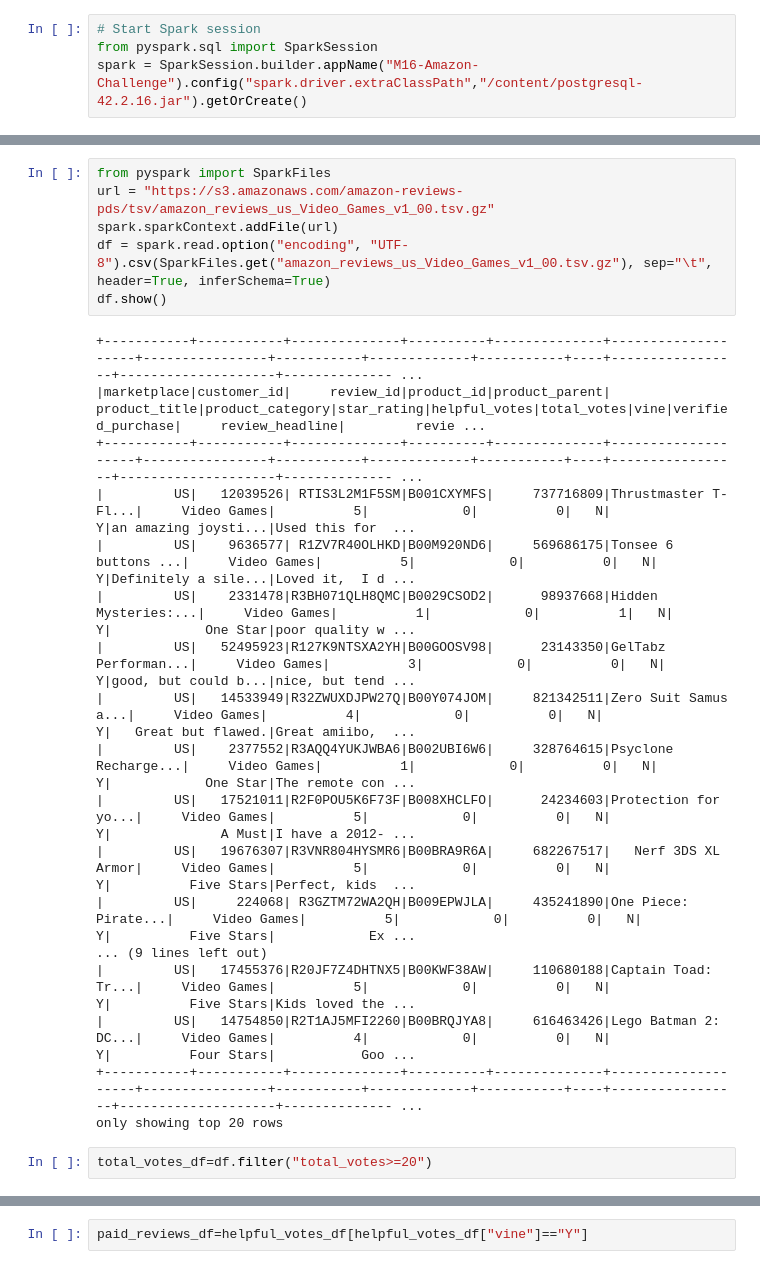
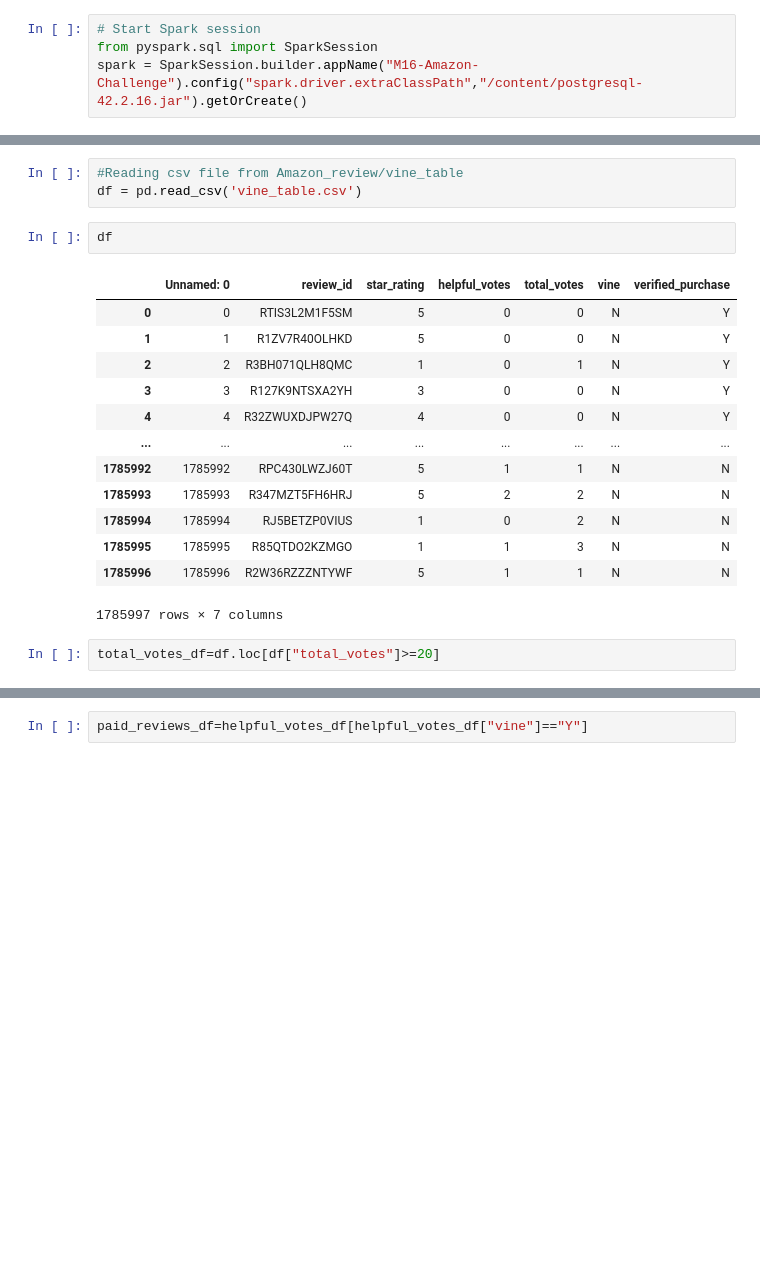
Before and after one commit to shahla4539/Amazon_Vine_Analysis, a Jupyter notebook: Vine_Review_Analysis.ipynb, the cells around one changed output, grey strips where cells are left out. Cells and saved outputs as stored; diff of their text form; blank space fills up the shorter version.

Commit message:
updated vine file

```diff
--- a/Vine_Review_Analysis.ipynb
+++ b/Vine_Review_Analysis.ipynb
@@ -60,27 +65,22 @@ postgresql-42.2.16. 100%[===================>] 979.38K  --.-KB/s    in 0.08s
-# %%
-from pyspark import SparkFiles
-url = "https://s3.amazonaws.com/amazon-reviews-pds/tsv/amazon_reviews_us_Video_Games_v1_00.tsv.gz"
-spark.sparkContext.addFile(url)
-df = spark.read.option("encoding", "UTF-8").csv(SparkFiles.get("amazon_reviews_us_Video_Games_v1_00.tsv.gz"), sep="\t", header=True, inferSchema=True)
-df.show()
-# %% [output]
-+-----------+-----------+--------------+----------+--------------+--------------------+----------------+-----------+-------------+-----------+----+-----------------+--------------------+-------------- ...
-|marketplace|customer_id|     review_id|product_id|product_parent|       product_title|product_category|star_rating|helpful_votes|total_votes|vine|verified_purchase|     review_headline|         revie ...
-+-----------+-----------+--------------+----------+--------------+--------------------+----------------+-----------+-------------+-----------+----+-----------------+--------------------+-------------- ...
-|         US|   12039526| RTIS3L2M1F5SM|B001CXYMFS|     737716809|Thrustmaster T-Fl...|     Video Games|          5|            0|          0|   N|                Y|an amazing joysti...|Used this for  ...
-|         US|    9636577| R1ZV7R40OLHKD|B00M920ND6|     569686175|Tonsee 6 buttons ...|     Video Games|          5|            0|          0|   N|                Y|Definitely a sile...|Loved it,  I d ...
-|         US|    2331478|R3BH071QLH8QMC|B0029CSOD2|      98937668|Hidden Mysteries:...|     Video Games|          1|            0|          1|   N|                Y|            One Star|poor quality w ...
-|         US|   52495923|R127K9NTSXA2YH|B00GOOSV98|      23143350|GelTabz Performan...|     Video Games|          3|            0|          0|   N|                Y|good, but could b...|nice, but tend ...
-|         US|   14533949|R32ZWUXDJPW27Q|B00Y074JOM|     821342511|Zero Suit Samus a...|     Video Games|          4|            0|          0|   N|                Y|   Great but flawed.|Great amiibo,  ...
-|         US|    2377552|R3AQQ4YUKJWBA6|B002UBI6W6|     328764615|Psyclone Recharge...|     Video Games|          1|            0|          0|   N|                Y|            One Star|The remote con ...
-|         US|   17521011|R2F0POU5K6F73F|B008XHCLFO|      24234603|Protection for yo...|     Video Games|          5|            0|          0|   N|                Y|              A Must|I have a 2012- ...
-|         US|   19676307|R3VNR804HYSMR6|B00BRA9R6A|     682267517|   Nerf 3DS XL Armor|     Video Games|          5|            0|          0|   N|                Y|          Five Stars|Perfect, kids  ...
-|         US|     224068| R3GZTM72WA2QH|B009EPWJLA|     435241890|One Piece: Pirate...|     Video Games|          5|            0|          0|   N|                Y|          Five Stars|            Ex ...
-... (9 lines left out)
-|         US|   17455376|R20JF7Z4DHTNX5|B00KWF38AW|     110680188|Captain Toad:  Tr...|     Video Games|          5|            0|          0|   N|                Y|          Five Stars|Kids loved the ...
-|         US|   14754850|R2T1AJ5MFI2260|B00BRQJYA8|     616463426|Lego Batman 2: DC...|     Video Games|          4|            0|          0|   N|                Y|          Four Stars|           Goo ...
-+-----------+-----------+--------------+----------+--------------+--------------------+----------------+-----------+-------------+-----------+----+-----------------+--------------------+-------------- ...
-only showing top 20 rows
+# %%
+#Reading csv file from Amazon_review/vine_table
+df = pd.read_csv('vine_table.csv')
+# %%
+df
+# %% [output]
+|  | Unnamed: 0 | review_id | star_rating | helpful_votes | total_votes | vine | verified_purchase |
+| 0 | 0 | RTIS3L2M1F5SM | 5 | 0 | 0 | N | Y |
+| 1 | 1 | R1ZV7R40OLHKD | 5 | 0 | 0 | N | Y |
+| 2 | 2 | R3BH071QLH8QMC | 1 | 0 | 1 | N | Y |
+| 3 | 3 | R127K9NTSXA2YH | 3 | 0 | 0 | N | Y |
+| 4 | 4 | R32ZWUXDJPW27Q | 4 | 0 | 0 | N | Y |
+| ... | ... | ... | ... | ... | ... | ... | ... |
+| 1785992 | 1785992 | RPC430LWZJ60T | 5 | 1 | 1 | N | N |
+| 1785993 | 1785993 | R347MZT5FH6HRJ | 5 | 2 | 2 | N | N |
+| 1785994 | 1785994 | RJ5BETZP0VIUS | 1 | 0 | 2 | N | N |
+| 1785995 | 1785995 | R85QTDO2KZMGO | 1 | 1 | 3 | N | N |
+| 1785996 | 1785996 | R2W36RZZZNTYWF | 5 | 1 | 1 | N | N |
+1785997 rows × 7 columns
 # %%
-total_votes_df=df.filter("total_votes>=20")
+total_votes_df=df.loc[df["total_votes"]>=20]
 # %%
```
Also changed, not shown: parts of 18 cells of this notebook, 2 other files.
